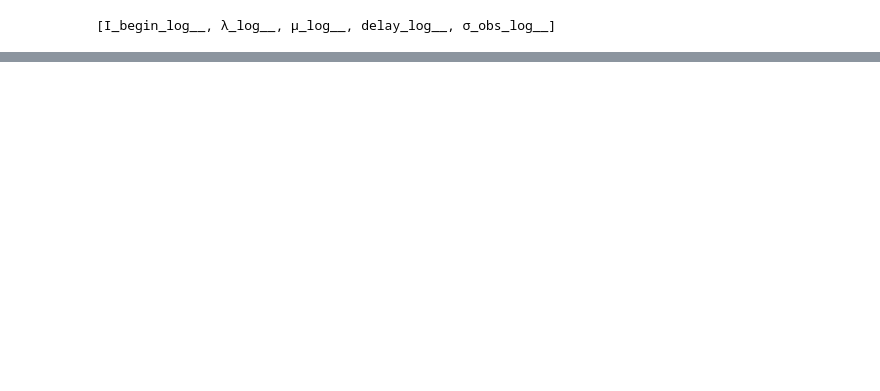
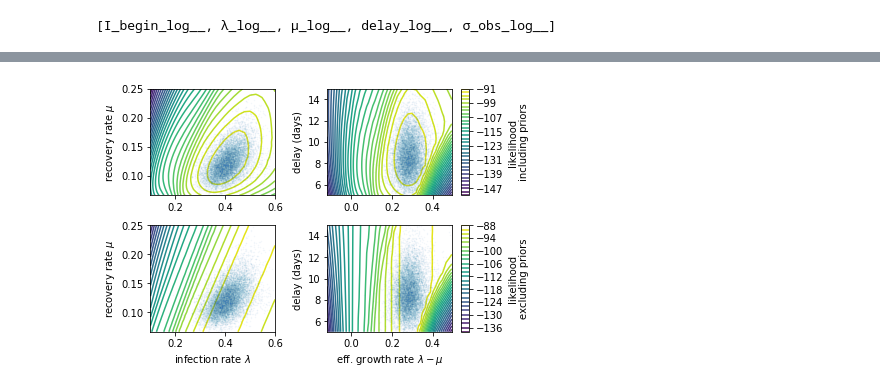
Before and after one commit to Priesemann-Group/covid19_inference_forecast, a Jupyter notebook: scripts/paper/brute_force.ipynb, the cells around one changed output, grey strips where cells are left out. Cells and saved outputs as stored; diff of their text form; code cells hidden in the pictures; blank space fills up the shorter version.

```diff
--- a/scripts/paper/brute_force.ipynb
+++ b/scripts/paper/brute_force.ipynb
@@ -207,6 +258,25 @@ par_values.append( np.exp(delay_r) )
 par_values.append( np.exp(sigma_obs_r) )
 # %% [output]
 [I_begin_log__, λ_log__, μ_log__, delay_log__, σ_obs_log__]
+# %%
+fn_flat = model_flat.fn(model_flat.logpt)
+load_from_file = True
+if not load_from_file:
+    logp_flat = []
+    for values in tqdm(product(np.exp(I_begin_r),
+                               np.exp(lambda_r),
+                               np.exp(mu_r),
+                               np.exp(delay_r),
+                               np.exp(sigma_obs_r)), total = 30*40*30*30*20):
+        point = {"I_begin" : values[0], "λ": values[1], "μ": values[2],
+                            "delay": values[3], "σ_obs": values[4]}
+        logp_flat.append(fn_flat(point))
+    logp_flat_mat = np.array(logp_flat).reshape((30,40,30,30,20))
+    with open('logp_flat.pickle', 'wb') as file:
+        pickle.dump(logp_flat_mat, file)
+else:
+    with open('logp_flat.pickle', 'rb') as file:
+        logp_flat_mat = pickle.dump(file)
 # %%
 # get percentiles from bayesian model run
 
@@ -308,0 +377,79 @@ delay 959  (CI: [5.82, 12.74] Range: [5.00, 15.00])
+# %%
+import scipy.ndimage
+
+fig, axes = plt.subplots(2,2, figsize=(6,4), constrained_layout=True)
+
+ax = axes[0,0]
+likeli = np.max(logp_mat, axis=(0,3,4))
+max_likeli_int = round(np.ceil(np.max(likeli)))
+
+cntr1 = ax.contour(np.exp(lambda_r), np.exp(mu_r),likeli.T,
+                   levels=np.arange(max_likeli_int-60, max_likeli_int+1, 2))
+xlim = ax.get_xlim()
+ylim = ax.get_ylim()
+ax.set_ylabel('recovery rate $\mu$')
+ax.plot(trace.λ, trace.μ, '.', alpha=0.05, ms=3, mew=0)
+ax.set_xlim(xlim)
+ax.set_ylim(ylim)
+
+ax = axes[0][1]
+mat_lambda_mu = np.exp(lambda_r[:, None]) - np.exp(mu_r[None,:])
+sort = np.argsort(mat_lambda_mu, axis=None)
+eff_lambda = np.sort(mat_lambda_mu, axis=None)
+likeli = np.max(logp_mat.reshape(logp_mat.shape[0], -1, *logp_mat.shape[-2:])[:,sort], axis=(0,3))
+#likeli = scipy.ndimage.maximum_filter(likeli, size=(40,1))
+likeli = np.max(likeli.reshape(40, 30, 30), axis=1)
+max_likeli_int = round(np.ceil(np.max(likeli)))
+cntr2 = ax.contour(eff_lambda[15::30], np.exp(delay_r),likeli.T,
+                   levels=np.arange(max_likeli_int-60, max_likeli_int+1, 2))
+xlim = ax.get_xlim()
+ylim = ax.get_ylim()
+ax.set_ylabel('delay (days)')
+ax.plot(trace.λ- trace.μ, trace.delay, '.', mew=0, ms=3, alpha=0.05)
+ax.set_xlim(xlim)
+ax.set_ylim(ylim)
+cbar = fig.colorbar(cntr2, ax=ax)
+cbar.set_label('likelihood\nincluding priors')
+
+ax = axes[1][0]
+
+likeli = np.max(logp_flat_mat, axis=(0,3,4))
+max_likeli_int = round(np.ceil(np.max(likeli)))
+
+cntr1 = ax.contour(np.exp(lambda_r), np.exp(mu_r),likeli.T,
+                   levels=np.arange(max_likeli_int-50, max_likeli_int+2, 2))
+xlim = ax.get_xlim()
+ylim = ax.get_ylim()
+ax.set_xlabel('infection rate $\lambda$')
+ax.set_ylabel('recovery rate $\mu$')
+ax.plot(trace.λ, trace.μ, '.',  mew=0, ms=3, alpha=0.05)
+ax.set_xlim(xlim)
+ax.set_ylim(ylim)
+
+ax = axes[1][1]
+
+
+mat_lambda_mu = np.exp(lambda_r[:, None]) - np.exp(mu_r[None,:])
+sort = np.argsort(mat_lambda_mu, axis=None)
+eff_lambda = np.sort(mat_lambda_mu, axis=None)
+likeli = np.max(logp_flat_mat.reshape(logp_mat.shape[0], -1, *logp_mat.shape[-2:])[:,sort], axis=(0,3))
+#likeli = scipy.ndimage.maximum_filter(likeli, size=(40,1))
+likeli = np.max(likeli.reshape(40, 30, 30), axis=1)
+max_likeli_int = round(np.ceil(np.max(likeli)))
+cntr4 = ax.contour(eff_lambda[15::30], np.exp(delay_r),likeli.T,
+                   levels=np.arange(max_likeli_int-50, max_likeli_int+2, 2))
+xlim = ax.get_xlim()
+ylim = ax.get_ylim()
+ax.set_xlabel('eff. growth rate $\lambda - \mu$')
+ax.set_ylabel('delay (days)')
+ax.plot(trace.λ- trace.μ, trace.delay, '.', mew=0, ms=3, alpha=0.05)
+ax.set_xlim(xlim)
+ax.set_ylim(ylim)
+cbar = fig.colorbar(cntr4, ax=ax)
+cbar.set_label('likelihood\nexcluding priors')
+
+path_to_save = '../../figures/'
+plt.savefig(path_to_save + 'Fig_brute_force_contours.png', dpi = 300)
+plt.savefig(path_to_save + 'Fig_brute_force_contours.svg')
+# %% [output]
+[figure, added]
```
Also changed, not shown: parts of 9 cells of this notebook, 2 other files.
